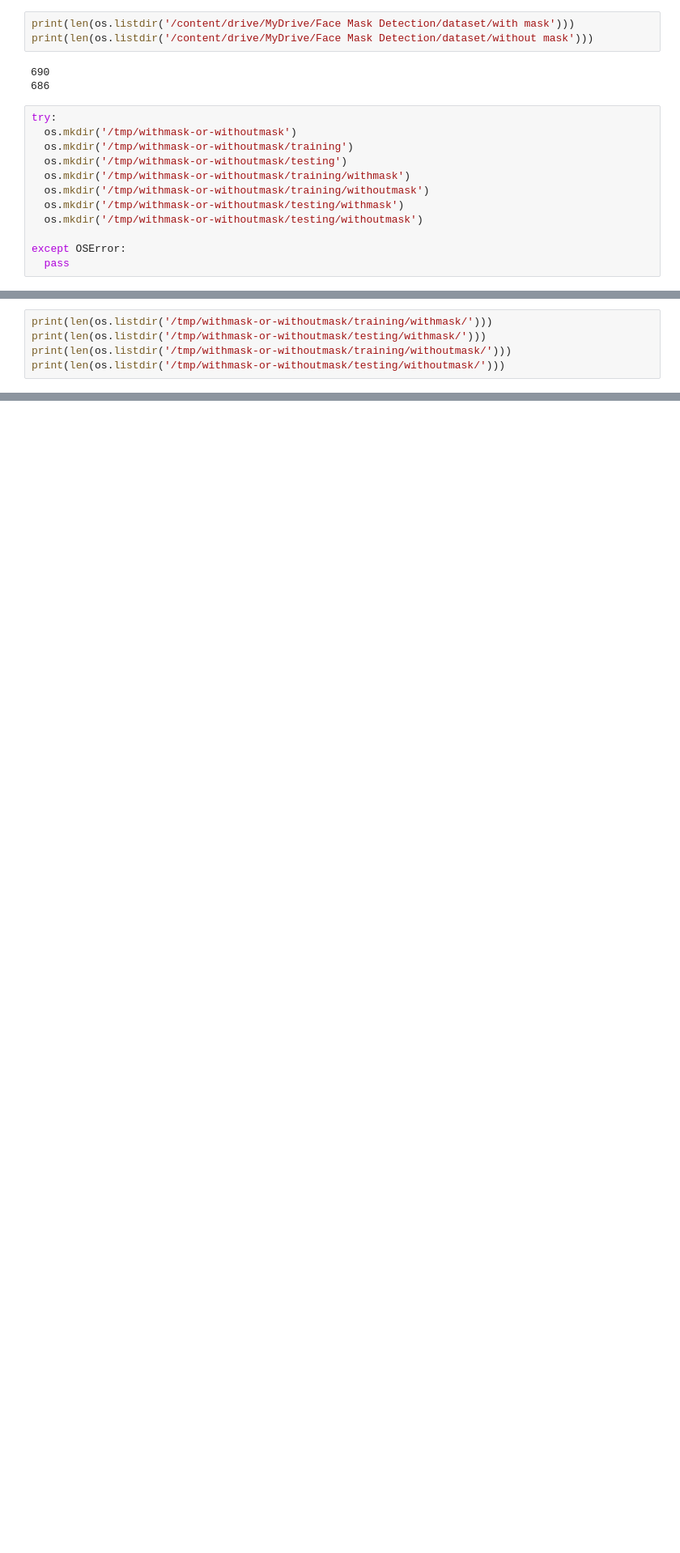
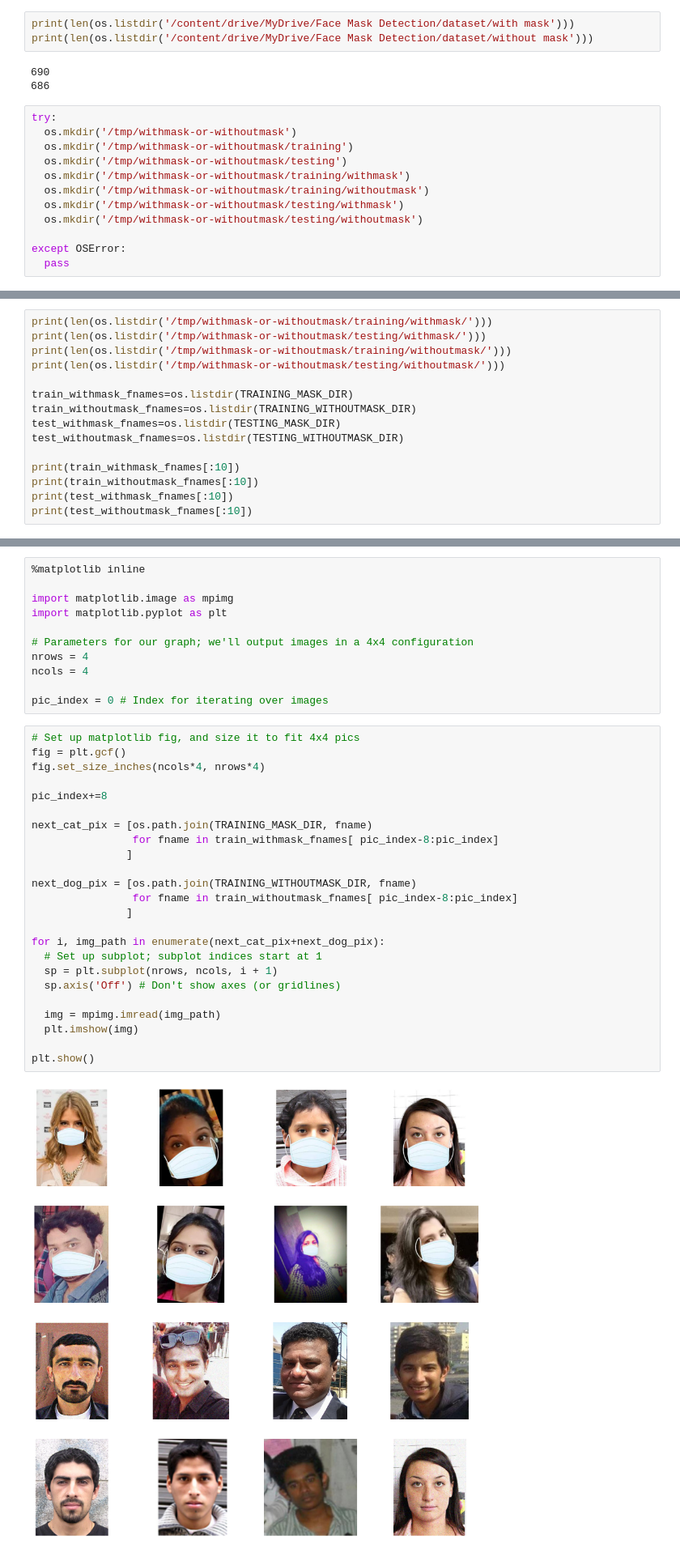
Before and after one commit to anushaharikrishnan/FaceMaskDetection, a Jupyter notebook: FACEMASKDETECTIONROUGH.ipynb, the cells around one changed output, grey strips where cells are left out. Shown at 81% size. Saved outputs shown, nothing was run; the diff lists cells and outputs as text; blank space fills up the shorter version.

```diff
--- a/FACEMASKDETECTIONROUGH.ipynb
+++ b/FACEMASKDETECTIONROUGH.ipynb
@@ -70,4 +70,14 @@ print(len(os.listdir('/tmp/withmask-or-withoutmask/training/withmask/')))
 print(len(os.listdir('/tmp/withmask-or-withoutmask/testing/withmask/')))
 print(len(os.listdir('/tmp/withmask-or-withoutmask/training/withoutmask/')))
 print(len(os.listdir('/tmp/withmask-or-withoutmask/testing/withoutmask/')))
+
+train_withmask_fnames=os.listdir(TRAINING_MASK_DIR)
+train_withoutmask_fnames=os.listdir(TRAINING_WITHOUTMASK_DIR)
+test_withmask_fnames=os.listdir(TESTING_MASK_DIR)
+test_withoutmask_fnames=os.listdir(TESTING_WITHOUTMASK_DIR)
+
+print(train_withmask_fnames[:10])
+print(train_withoutmask_fnames[:10])
+print(test_withmask_fnames[:10])
+print(test_withoutmask_fnames[:10])
 # %% [output]
@@ -78,3 +92,40 @@ print(len(os.listdir('/tmp/withmask-or-withoutmask/testing/withoutmask/')))
+# %%
+%matplotlib inline
+
+import matplotlib.image as mpimg
+import matplotlib.pyplot as plt
+
+# Parameters for our graph; we'll output images in a 4x4 configuration
+nrows = 4
+ncols = 4
+
+pic_index = 0 # Index for iterating over images
+# %%
+# Set up matplotlib fig, and size it to fit 4x4 pics
+fig = plt.gcf()
+fig.set_size_inches(ncols*4, nrows*4)
+
+pic_index+=8
+
+next_cat_pix = [os.path.join(TRAINING_MASK_DIR, fname)
+                for fname in train_withmask_fnames[ pic_index-8:pic_index]
+               ]
+
+next_dog_pix = [os.path.join(TRAINING_WITHOUTMASK_DIR, fname)
+                for fname in train_withoutmask_fnames[ pic_index-8:pic_index]
+               ]
+
+for i, img_path in enumerate(next_cat_pix+next_dog_pix):
+  # Set up subplot; subplot indices start at 1
+  sp = plt.subplot(nrows, ncols, i + 1)
+  sp.axis('Off') # Don't show axes (or gridlines)
+
+  img = mpimg.imread(img_path)
+  plt.imshow(img)
+
+plt.show()
+# %% [output]
+[figure, added]
 # %%
 class myCallback(tf.keras.callbacks.Callback):
   def on_epoch_end(self, epoch, logs={}):
```
Also changed, not shown: parts of 5 cells of this notebook.
